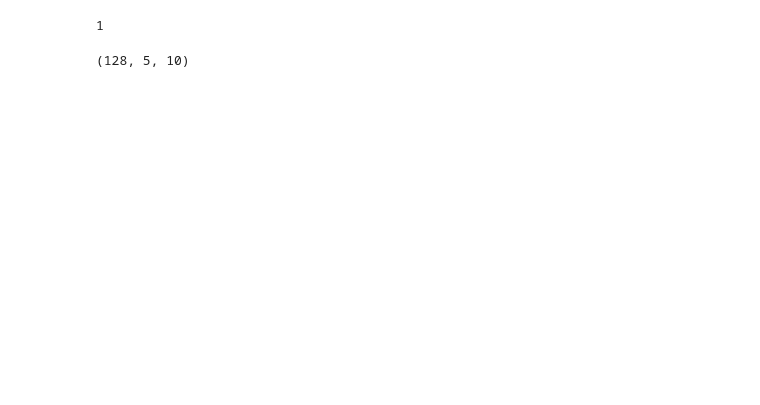
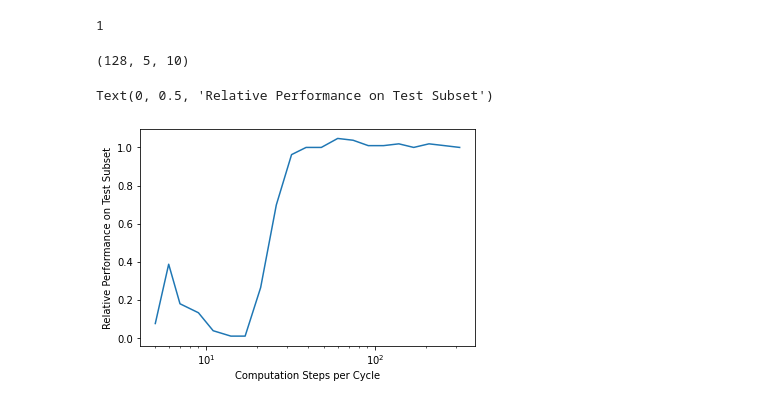
Before and after one commit to wilkieolin/phasor_networks, a Jupyter notebook: phasor model fashion.ipynb, the cells around one changed output. Drawn from its saved outputs; the diff is of its cells as text; code cells hidden in the pictures; blank space fills up the shorter version.

```diff
--- a/phasor model fashion.ipynb
+++ b/phasor model fashion.ipynb
@@ -267 +249,8 @@ res2 = [np.mean(model.predict(o[0], method="dynamic_mode") == y_subset) for o in
+# %%
+plt.semilogx(points, res2 / res2[0])
+plt.xlabel("Computation Steps per Cycle")
+plt.ylabel("Relative Performance on Test Subset")
+# %% [output]
+Text(0, 0.5, 'Relative Performance on Test Subset')
+[figure, added]
 # %%
```
Also changed, not shown: parts of 4 cells of this notebook, 4 other files.
